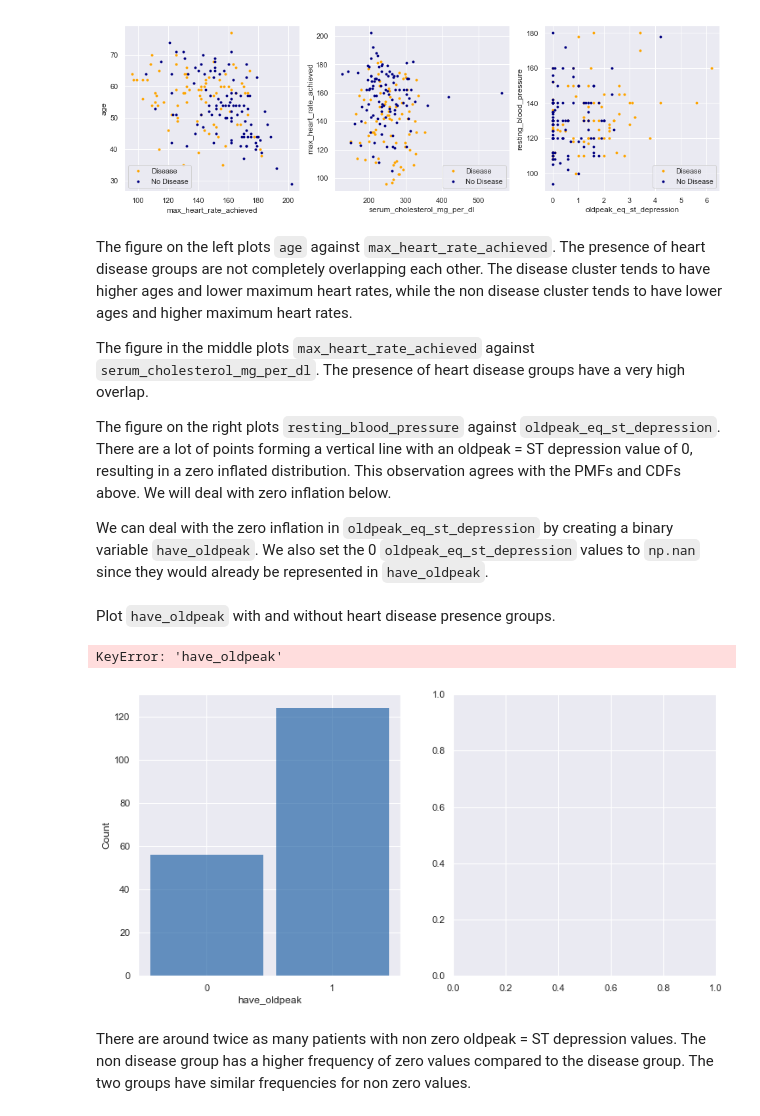
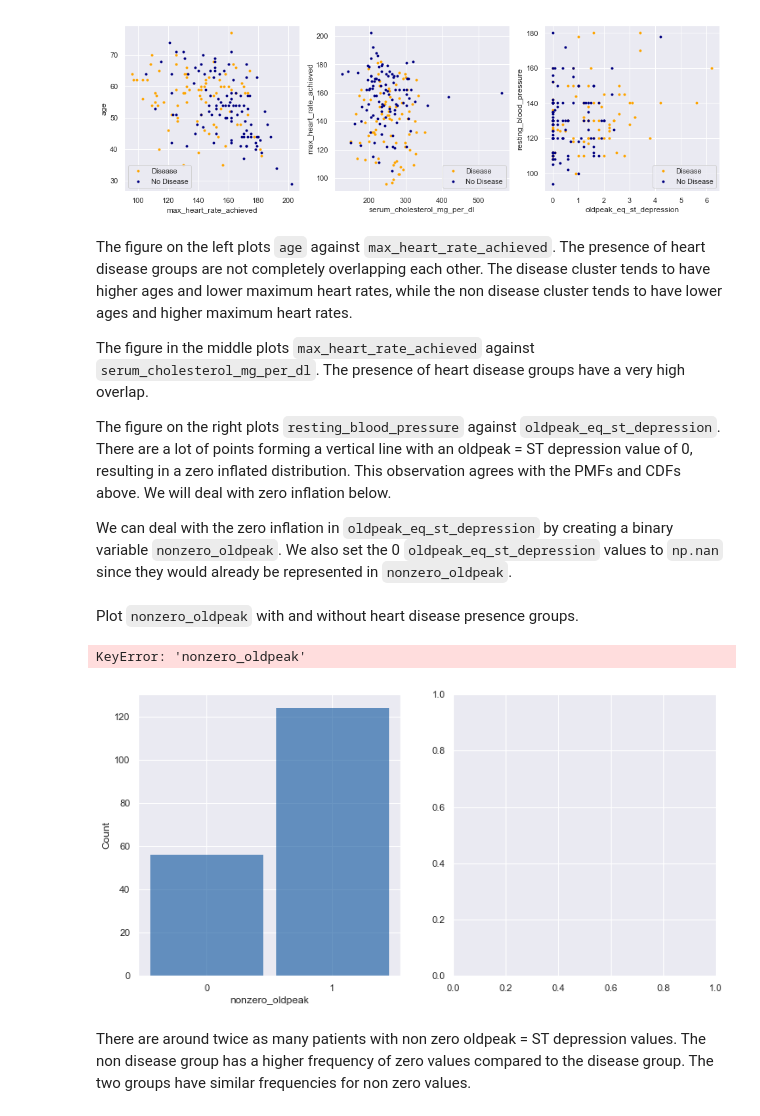
Before and after one commit to coverney/ThinkStats2, a Jupyter notebook: project3/images/project3 (To generate plots for report).ipynb, the cells around one changed output. Drawn from its saved outputs; the diff is of its cells as text; code cells hidden in the pictures.

Commit message:
Update images for project 3

```diff
--- a/project3/images/project3 (To generate plots for report).ipynb
+++ b/project3/images/project3 (To generate plots for report).ipynb
@@ -58,8 +58,8 @@ from tensorflow.keras.utils import to_categorical
 from tensorflow.keras.callbacks import EarlyStopping
 from tensorflow.keras import optimizers, regularizers
 # %%
-train_values = pd.read_csv('data/train_values.csv')
-train_labels = pd.read_csv('data/train_labels.csv')
+train_values = pd.read_csv('../data/train_values.csv')
+train_labels = pd.read_csv('../data/train_labels.csv')
 train = pd.merge(train_values, train_labels, on="patient_id")
 # %% [markdown]
 Set index to `patient_id`
@@ -300,53 +300,53 @@ The figure in the middle plots `max_heart_rate_achieved` against `serum_choleste
 
 The figure on the right plots `resting_blood_pressure` against `oldpeak_eq_st_depression`. There are a lot of points forming a vertical line with an oldpeak = ST depression value of 0, resulting in a zero inflated distribution. This observation agrees with the PMFs and CDFs above. We will deal with zero inflation below.
 
-We can deal with the zero inflation in `oldpeak_eq_st_depression` by creating a binary variable `have_oldpeak`. We also set the 0 `oldpeak_eq_st_depression` values to `np.nan` since they would already be represented in `have_oldpeak`.
+We can deal with the zero inflation in `oldpeak_eq_st_depression` by creating a binary variable `nonzero_oldpeak`. We also set the 0 `oldpeak_eq_st_depression` values to `np.nan` since they would already be represented in `nonzero_oldpeak`.
 # %%
-have_oldpeak = train[train['oldpeak_eq_st_depression'] > 0].copy()
+nonzero_oldpeak = train[train['oldpeak_eq_st_depression'] > 0].copy()
 no_oldpeak = train[train['oldpeak_eq_st_depression'] == 0].copy()
 
-have_oldpeak['have_oldpeak'] = 1
-no_oldpeak['have_oldpeak'] = 0
+nonzero_oldpeak['nonzero_oldpeak'] = 1
+no_oldpeak['nonzero_oldpeak'] = 0
 
 no_oldpeak['oldpeak_eq_st_depression'] = np.nan
 
-frames = [have_oldpeak, no_oldpeak]
+frames = [nonzero_oldpeak, no_oldpeak]
 train_new = pd.concat(frames)
 # Make sure heart_disease_present column is at end of df
 heart = train_new.pop('heart_disease_present')
 train_new['heart_disease_present'] = heart
 # %% [markdown]
-Plot `have_oldpeak` with and without heart disease presence groups.
+Plot `nonzero_oldpeak` with and without heart disease presence groups.
 # %%
 heart_disease_2 = train_new[train_new['heart_disease_present']==1]
 no_heart_disease_2 = train_new[train_new['heart_disease_present']==0]
 # %%
 thinkplot.Figure(figsize=(6, 4))
 
 thinkplot.PrePlot(num=2, rows=1, cols=2)
 
 width = 0.45
 
-var = 'have_oldpeak'
+var = 'nonzero_oldpeak'
 
 for i in range(1, 3):
     thinkplot.SubPlot(i, label=str(i))
     if i == 1:
         hist = thinkstats2.Hist(train_new[var])
         thinkplot.Hist(hist)
         thinkplot.Config(xlabel=var, ylabel='Count', xticks=[0, 1])
     else:
         heart_disease_hist = thinkstats2.Hist(heart_disease[var], label='Disease')
         no_heart_disease_hist = thinkstats2.Hist(no_heart_disease[var], label='No Disease')
         thinkplot.Hist(heart_disease_hist, align='right', width=width, color='orange', alpha=1)
         thinkplot.Hist(no_heart_disease_hist, align='left', width=width, color='navy', alpha=1)
         thinkplot.Config(xlabel=var, ylabel='Count', xticks=[0, 1])
 
 thinkplot.tight_layout(bottom=0, left=0, wspace=0.3)
 thinkplot.Show()
 # %% [output]
-KeyError: 'have_oldpeak'
+KeyError: 'nonzero_oldpeak'
-[figure, old version]
+[figure, new version]
 # %% [markdown]
 There are around twice as many patients with non zero oldpeak = ST depression values. The non disease group has a higher frequency of zero values compared to the disease group. The two groups have similar frequencies for non zero values.
 # %% [markdown]
```
Also changed, not shown: parts of 9 cells of this notebook, 1 other file.
